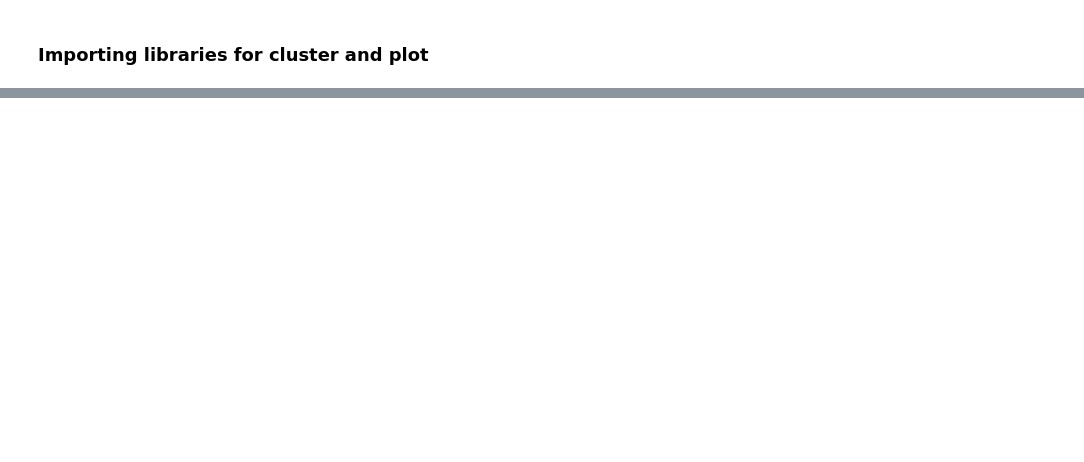
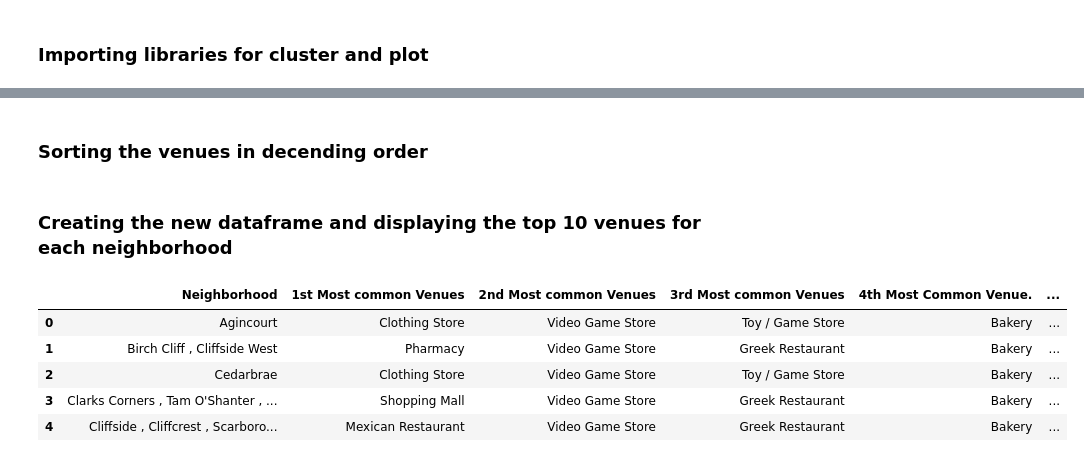
Before and after one commit to ChinghsiuLee/Assignment-of-course-9-IBM-Data-Science, a Jupyter notebook: notebook_Ching-hsiu_Lee_DMnVGYgBo.ipynb, the cells around one changed output, grey strips where cells are left out. Saved outputs shown, nothing was run; the diff lists cells and outputs as text; code cells hidden in the pictures; blank space fills up the shorter version.

```diff
--- a/notebook_Ching-hsiu_Lee_DMnVGYgBo.ipynb
+++ b/notebook_Ching-hsiu_Lee_DMnVGYgBo.ipynb
@@ -200,0 +436,12 @@ df3
+# %%
+num_top_venue=5
+
+for hood in Scarborough_grouped['Neighborhood']:
+    print("...."+hood+"....")
+    temp=Scarborough_grouped[Scarborough_grouped['Neighborhood']==hood].T.reset_index()
+    temp.columns=['venue','freq']
+    temp=temp.iloc[1:]
+    temp['freq']=temp['freq'].astype(float)
+    temp=temp.round({'freq':2})
+    print(temp.sort_values('freq',ascending=False).reset_index(drop=True).head(num_top_venue))
+    print('\n')
@@ -200,0 +466,2 @@ df3
+# %% [markdown]
+### Sorting the venues in decending order
@@ -200,0 +473,28 @@ df3
+# %% [markdown]
+### Creating the new dataframe and displaying the top 10 venues for each neighborhood
+# %%
+num_top_venue=10
+indicators=['st','nd','rd']
+# Creating columns according to number of top venues
+columns=['Neighborhood']
+for ind in np.arange(num_top_venue):
+    try:
+        columns.append('{}{} Most common Venues'.format(ind+1,indicators[ind]))
+    except:
+        columns.append('{}th Most Common Venue.'.format(ind+1))
+
+ # creating a new dataframe
+neighborhoods_venues_sorted=pd.DataFrame(columns=columns)
+neighborhoods_venues_sorted['Neighborhood']=Scarborough_grouped['Neighborhood']
+
+for ind in np.arange(Scarborough_grouped.shape[0]):
+    neighborhoods_venues_sorted.iloc[ind,1:]=return_most_common_venues(Scarborough_grouped.iloc[ind,:],num_top_venue)
+
+neighborhoods_venues_sorted.head()
+# %% [output]
+|  | Neighborhood | 1st Most common Venues | 2nd Most common Venues | 3rd Most common Venues | 4th Most Common Venue. | ... |
+| 0 | Agincourt | Clothing Store | Video Game Store | Toy / Game Store | Bakery | ... |
+| 1 | Birch Cliff , Cliffside West | Pharmacy | Video Game Store | Greek Restaurant | Bakery | ... |
+| 2 | Cedarbrae | Clothing Store | Video Game Store | Toy / Game Store | Bakery | ... |
+| 3 | Clarks Corners , Tam O'Shanter , ... | Shopping Mall | Video Game Store | Greek Restaurant | Bakery | ... |
+| 4 | Cliffside , Cliffcrest , Scarboro... | Mexican Restaurant | Video Game Store | Greek Restaurant | Bakery | ... |
```
Also changed, not shown: parts of 46 cells of this notebook.
